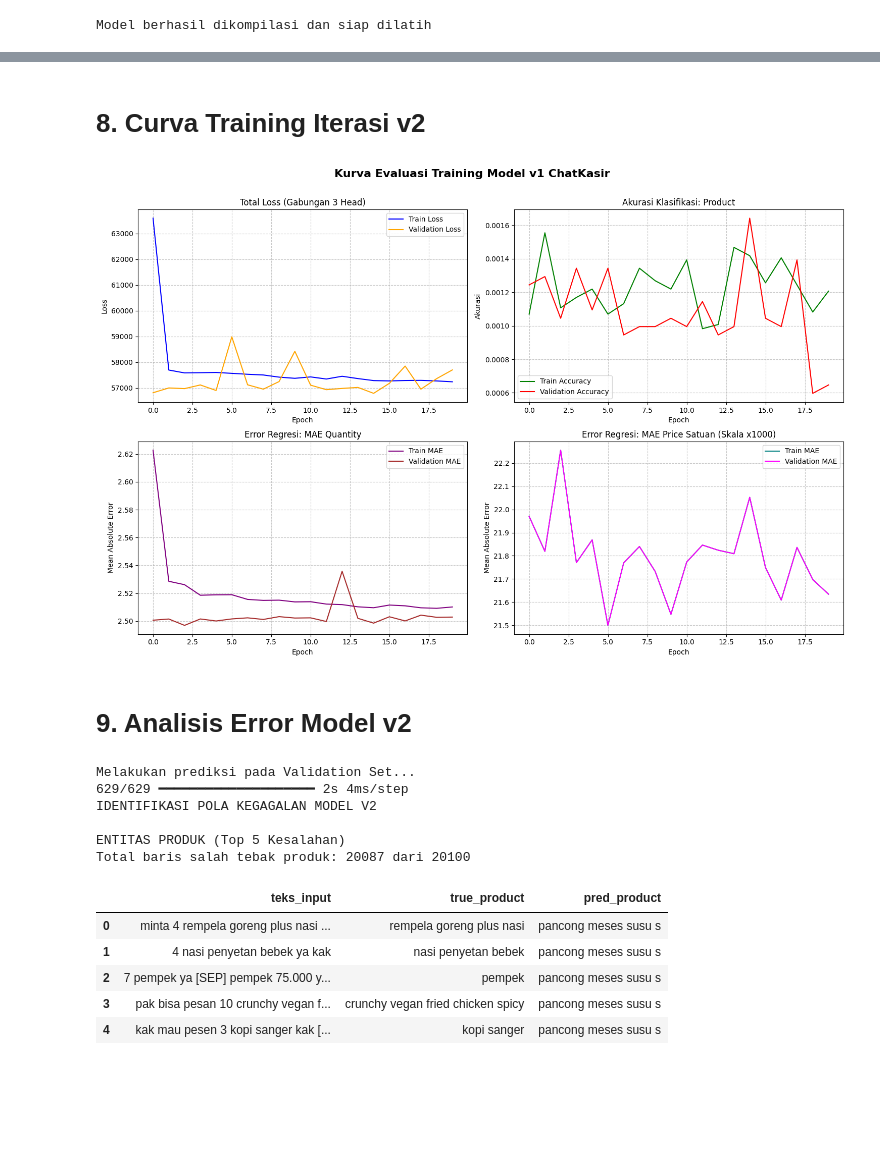
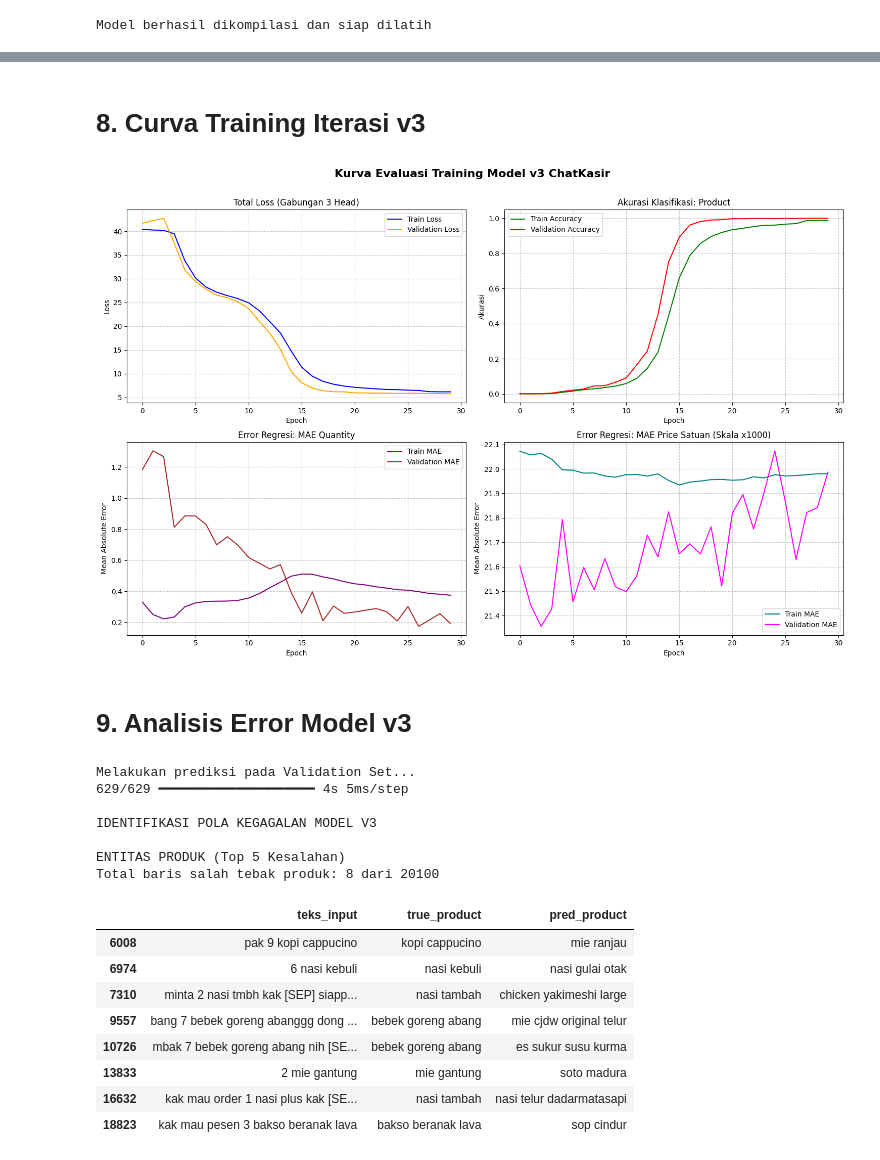
Before and after one commit to Sugandarilovv/ChatKasir, a Jupyter notebook: ai-model/notebooks/02_training.ipynb, the cells around one changed output, grey strips where cells are left out. Saved outputs shown, nothing was run; the diff lists cells and outputs as text; code cells hidden in the pictures; blank space fills up the shorter version.

Commit message:
feat(ai1): training model v3, fix data leakage and mode collapse

```diff
--- a/ai-model/notebooks/02_training.ipynb
+++ b/ai-model/notebooks/02_training.ipynb
@@ -330,9 +335,10 @@ MaskedPriceLoss berhasil didefinisikan
 # %%
 # Kompilasi Model
 
-# menggunakan bobot standar 1.0 dulu untuk baseline
+custom_adam = Adam(learning_rate=0.0005)
+
 model.compile(
-    optimizer="adam",
+    optimizer=custom_adam,
 
     # loss function tiap output
     loss={
@@ -348,9 +354,9 @@ model.compile(
 
     # bobot tiap loss terhadap total loss
     loss_weights={
-        "product": 1.0,
+        "product": 5.0,
         "quantity": 1.0,
-        "price_satuan": 1.0,
+        "price_satuan": 0.0001,
     },
 
     # metrik evaluasi untuk masing-masing output head
@@ -369,19 +375,29 @@ Model berhasil dikompilasi dan siap dilatih
 # %%
-print("=== Memulai Training Baseline (Iterasi 2) ===")
+print("=== Memulai Training Iterasi 3 ===")
 
-# menetapkan hyperparameter dasar untuk baseline
-# 20 epochs untuk melihat tren konvergensi awal
-EPOCHS = 20
+# turunkan LR sebesar 50% (factor=0.5)
+# jika val_loss tidak turun selama 2 epoch
+reduce_lr = ReduceLROnPlateau(
+    monitor='val_loss', factor=0.5, patience=2, min_lr=1e-5, verbose=1
+)
+
+# stop training jika val_loss tidak membaik selama 5 epoch
+# lalu kembalikan bobot model terbaik
+early_stopping = EarlyStopping(
+    monitor='val_loss', patience=5, restore_best_weights=True, verbose=1
+)
+
+# menetapkan hyperparameter
+EPOCHS = 30
 BATCH_SIZE = 128
 
-history = model.fit(
+history_v3 = model.fit(
     x=X_train_padded,
     y={
         "product": y_prod_train,  # target untuk klasifikasi produk
         "quantity": y_qty_train,  # target untuk regresi kuantitas
         "price_satuan": y_price_satuan_train  # target untuk regresi harga satuan
     },
-
     validation_data=(
         X_val_padded,
         {
@@ -390,8 +406,8 @@ history = model.fit(
             "price_satuan": y_price_satuan_val
         }
     ),
-
     epochs=EPOCHS,
-    batch_size=BATCH_SIZE
+    batch_size=BATCH_SIZE,
+    callbacks=[reduce_lr, early_stopping]
 )
 # %% [output]
@@ -444,12 +459,12 @@ Iterasi training ke-2 selesai
 # %% [markdown]
-# 8. Curva Training Iterasi v2
+# 8. Curva Training Iterasi v3
 # %%
 import matplotlib.pyplot as plt
 
 def plot_training_history(history):
     # membuat grid grafik 2x2
     fig, axes = plt.subplots(2, 2, figsize=(15, 10))
-    fig.suptitle('Kurva Evaluasi Training Model v1 ChatKasir', fontsize=16, fontweight='bold')
+    fig.suptitle('Kurva Evaluasi Training Model v3 ChatKasir', fontsize=16, fontweight='bold')
 
     # Plot Total Loss
     axes[0, 0].plot(history.history['loss'], label='Train Loss', color='blue')
@@ -466,44 +481,45 @@ def plot_training_history(history):
     axes[0, 1].set_title('Akurasi Klasifikasi: Product')
     axes[0, 1].set_xlabel('Epoch')
     axes[0, 1].set_ylabel('Akurasi')
     axes[0, 1].legend()
     axes[0, 1].grid(True, linestyle='--', alpha=0.7)
 
     # Plot MAE Quantity
     axes[1, 0].plot(history.history['quantity_mae'], label='Train MAE', color='purple')
     axes[1, 0].plot(history.history['val_quantity_mae'], label='Validation MAE', color='brown')
     axes[1, 0].set_title('Error Regresi: MAE Quantity')
     axes[1, 0].set_xlabel('Epoch')
     axes[1, 0].set_ylabel('Mean Absolute Error')
     axes[1, 0].legend()
     axes[1, 0].grid(True, linestyle='--', alpha=0.7)
 
     # Plot MAE Price Satuan
-    axes[1, 1].plot(history.history['val_price_satuan_mae'], label='Train MAE', color='teal')
+    axes[1, 1].plot(history.history['price_satuan_mae'], label='Train MAE', color='teal')
     axes[1, 1].plot(history.history['val_price_satuan_mae'], label='Validation MAE', color='magenta')
     axes[1, 1].set_title('Error Regresi: MAE Price Satuan (Skala x1000)')
     axes[1, 1].set_xlabel('Epoch')
     axes[1, 1].set_ylabel('Mean Absolute Error')
     axes[1, 1].legend()
     axes[1, 1].grid(True, linestyle='--', alpha=0.7)
 
     # merapikan jarak antar grafik
     plt.tight_layout()
     plt.subplots_adjust(top=0.9)
     plt.show()
 
 # panggil fungsi
-plot_training_history(history)
+plot_training_history(history_v3)
 # %% [output]
-[figure, old version]
+[figure, new version]
 # %% [markdown]
-# 9. Analisis Error Model v2
+# 9. Analisis Error Model v3
 # %%
 import pandas as pd
 import numpy as np
 
 print("Melakukan prediksi pada Validation Set...")
-# prediksi dari model v2
+
+# prediksi dari model v3
 predictions = model.predict(X_val_padded)
 
 # output 0: Product (ambil indeks probabilitas tertinggi dengan argmax)
@@ -541,25 +557,29 @@ df_errors['price_error'] = np.where(
 )
 
 # tampilkan analisis kesalahan
-print("\nIDENTIFIKASI POLA KEGAGALAN MODEL V2")
+print("\nIDENTIFIKASI POLA KEGAGALAN MODEL V3")
 
 print("\nENTITAS PRODUK (Top 5 Kesalahan)")
 salah_produk = df_errors[~df_errors['product_match']]
 
 print(f"Total baris salah tebak produk: {len(salah_produk)} dari {len(df_errors)}")
-display(salah_produk[['teks_input', 'true_product', 'pred_product']].head())
+display(salah_produk[['teks_input', 'true_product', 'pred_product']].head(10))
 # %% [output]
 Melakukan prediksi pada Validation Set...
-629/629 ━━━━━━━━━━━━━━━━━━━━ 2s 4ms/step
-IDENTIFIKASI POLA KEGAGALAN MODEL V2
+629/629 ━━━━━━━━━━━━━━━━━━━━ 4s 5ms/step
+
+IDENTIFIKASI POLA KEGAGALAN MODEL V3
 
 ENTITAS PRODUK (Top 5 Kesalahan)
-Total baris salah tebak produk: 20087 dari 20100
+Total baris salah tebak produk: 8 dari 20100
 |  | teks_input | true_product | pred_product |
-| 0 | minta 4 rempela goreng plus nasi ... | rempela goreng plus nasi | pancong meses susu s |
-| 1 | 4 nasi penyetan bebek ya kak | nasi penyetan bebek | pancong meses susu s |
-| 2 | 7 pempek ya [SEP] pempek 75.000 y... | pempek | pancong meses susu s |
-| 3 | pak bisa pesan 10 crunchy vegan f... | crunchy vegan fried chicken spicy | pancong meses susu s |
-| 4 | kak mau pesen 3 kopi sanger kak [... | kopi sanger | pancong meses susu s |
+| 6008 | pak 9 kopi cappucino | kopi cappucino | mie ranjau |
+| 6974 | 6 nasi kebuli | nasi kebuli | nasi gulai otak |
+| 7310 | minta 2 nasi tmbh kak [SEP] siapp... | nasi tambah | chicken yakimeshi large |
+| 9557 | bang 7 bebek goreng abanggg dong ... | bebek goreng abang | mie cjdw original telur |
+| 10726 | mbak 7 bebek goreng abang nih [SE... | bebek goreng abang | es sukur susu kurma |
+| 13833 | 2 mie gantung | mie gantung | soto madura |
+| 16632 | kak mau order 1 nasi plus kak [SE... | nasi tambah | nasi telur dadarmatasapi |
+| 18823 | kak mau pesen 3 bakso beranak lava | bakso beranak lava | sop cindur |
 # %%
 print("\nENTITAS QUANTITY (Top 5 Error Terbesar)")
```
Also changed, not shown: parts of 13 cells of this notebook.
